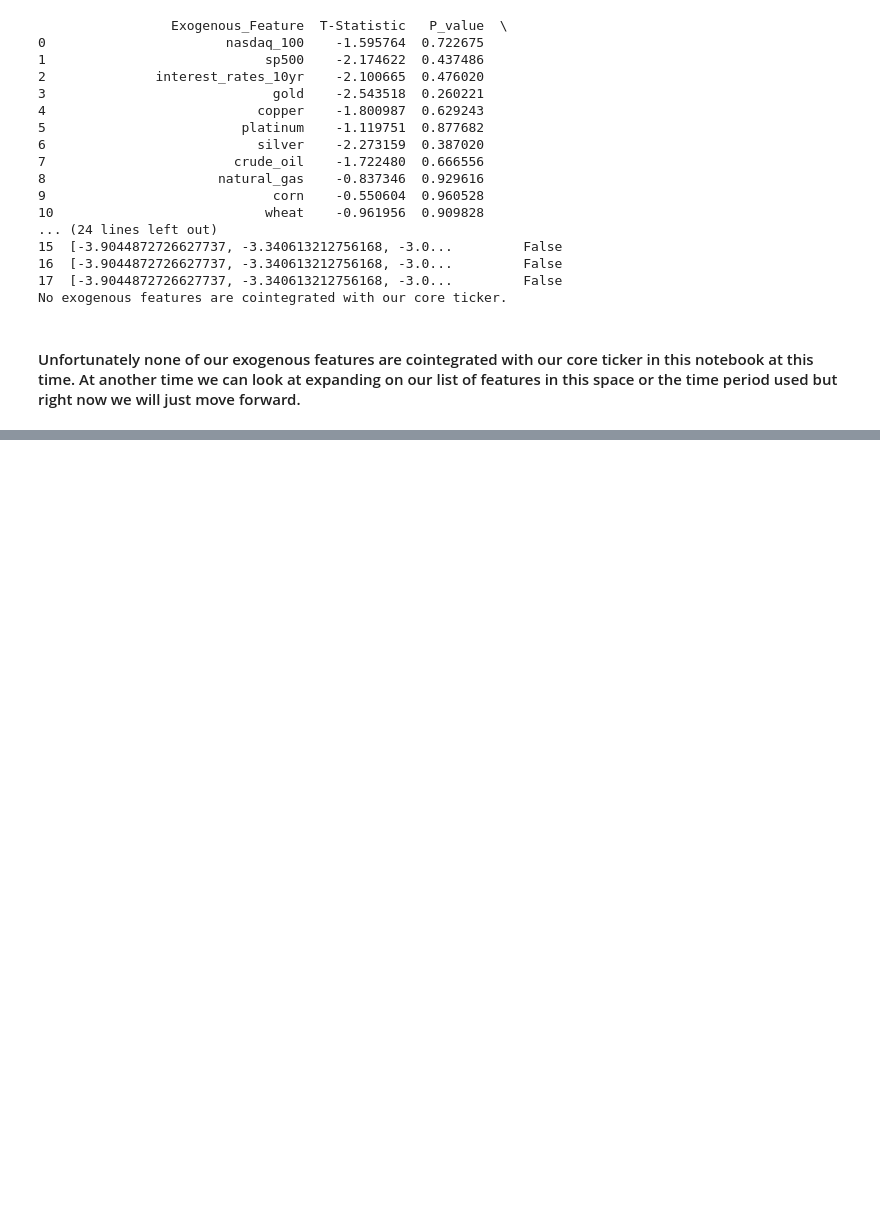
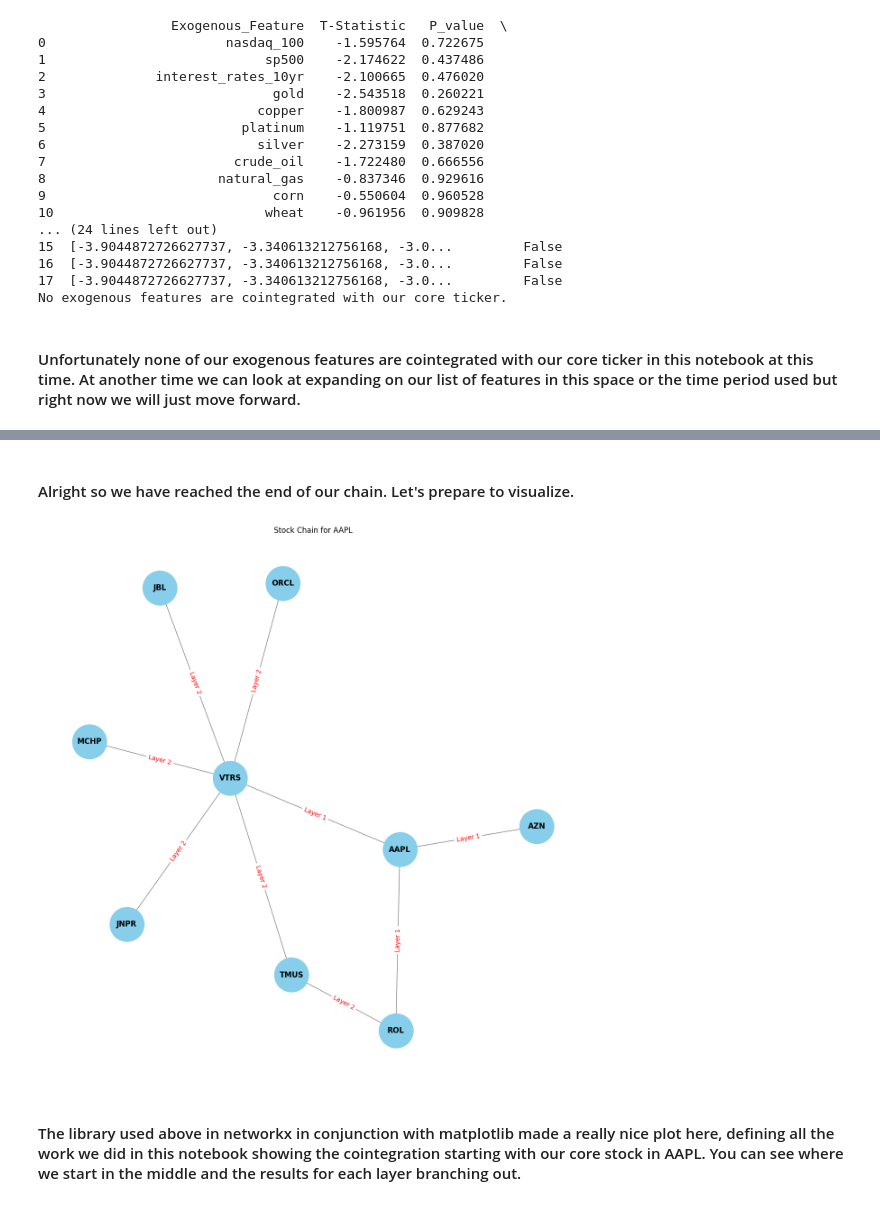
Before and after one commit to Taliwat/Portfolio-Proj-WK, a Jupyter notebook: DL-Strategies/models/cointegration_testing/coint_testing_and_stock_chain_AAPL.ipynb, the cells around one changed output, grey strips where cells are left out. Saved outputs shown, nothing was run; the diff lists cells and outputs as text; code cells hidden in the pictures; blank space fills up the shorter version.

Commit message:
completed stock chain build for AAPL, AMZN, GOOG, and NVDA for presentation.  edits still to come.

```diff
--- a/DL-Strategies/models/cointegration_testing/coint_testing_and_stock_chain_AAPL.ipynb
+++ b/DL-Strategies/models/cointegration_testing/coint_testing_and_stock_chain_AAPL.ipynb
@@ -471,0 +486,39 @@ plt.show()
+# %% [markdown]
+#### Alright so we have reached the end of our chain.  Let's prepare to visualize.
+# %%
+# Initialize a graph for the tree
+G = nx.Graph()
+
+# We need to input each pair from each layer.
+pairs_layer_1 = [('AAPL', 'AZN'), ('AAPL', 'ROL'), ('AAPL', 'VTRS')]
+pairs_layer_2 = [('ROL', 'TMUS'), ('VTRS', 'JNPR'), ('VTRS', 'JBL'), ('VTRS', 'ORCL'),
+                ('VTRS', 'MCHP'), ('VTRS', 'TMUS')]
+
+# Add each pair to the graph, by layer.
+for pair in pairs_layer_1:
+    G.add_edge(pair[0], pair[1], layer = 'Layer 1')
+
+for pair in pairs_layer_2:
+    G.add_edge(pair[0], pair[1], layer = 'Layer 2')
+
+# Draw the graph
+plt.figure(figsize = (12, 12))
+
+# Set positions of the nodes to create a chain-like structure
+pos = nx.spring_layout(G)
+
+# Set nodes and the edges we defined
+nx.draw(G, pos, with_labels = True, node_size = 3000, node_color = 'skyblue', font_size = 12,
+        font_weight = 'bold', edge_color = 'grey')
+
+# Adding edge labels for which layer each connection was created in
+edge_labels = nx.get_edge_attributes(G, 'layer')
+nx.draw_networkx_edge_labels(G, pos, edge_labels = edge_labels, font_color='red')
+
+# Show the plot
+plt.title('Stock Chain for AAPL')
+plt.show()
+# %% [output]
+[figure, added]
+# %% [markdown]
+#### The library used above in networkx in conjunction with matplotlib made a really nice plot here, defining all the work we did in this notebook showing the cointegration starting with our core stock in AAPL.  You can see where we start in the middle and the results for each layer branching out.
```
Also changed, not shown: parts of 36 cells of this notebook, 2 other files.
